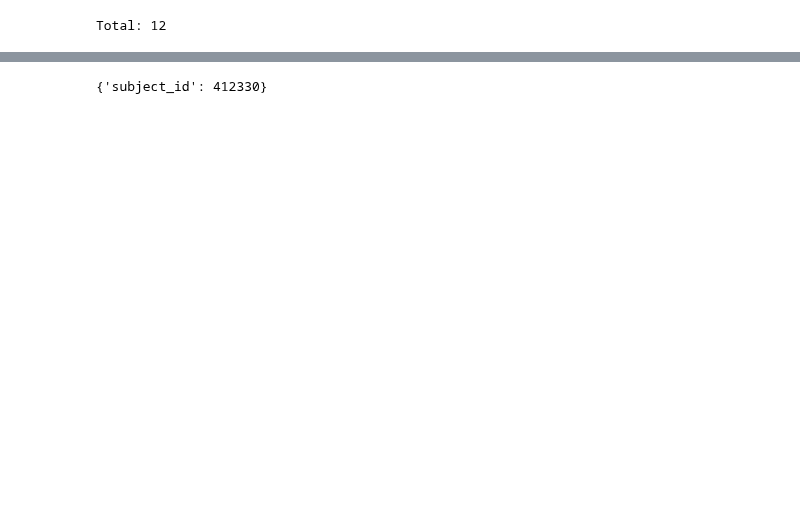
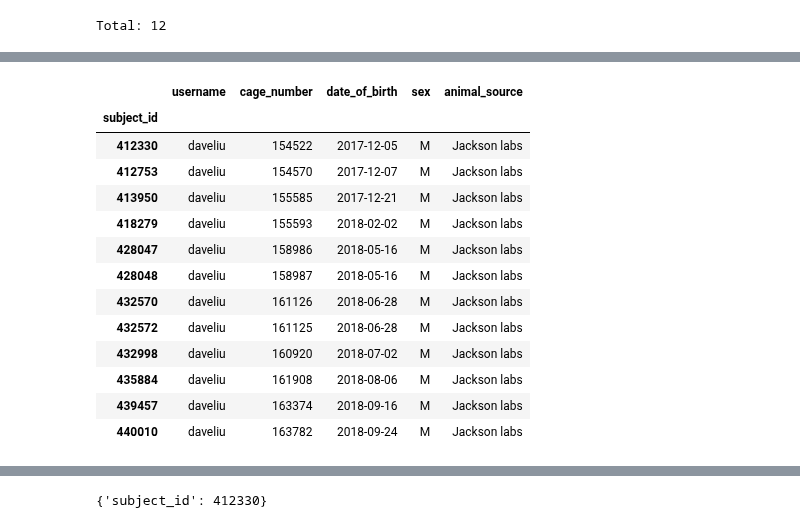
Before and after one commit to mesoscale-activity-map/map-ephys, a Jupyter notebook: notebook/workshop/1_data_browsing_demo.ipynb, the cells around one changed output, grey strips where cells are left out. Saved outputs shown, nothing was run; the diff lists cells and outputs as text; code cells hidden in the pictures; blank space fills up the shorter version.

```diff
--- a/notebook/workshop/1_data_browsing_demo.ipynb
+++ b/notebook/workshop/1_data_browsing_demo.ipynb
@@ -124,0 +381,19 @@ Total: 12
+# %%
+# fetch as pandas dataframe
+subjs_df = lab.Subject.fetch(format='frame')
+subjs_df
+# %% [output]
+|  | username | cage_number | date_of_birth | sex | animal_source |
+| subject_id |  |  |  |  |  |
+| 412330 | daveliu | 154522 | 2017-12-05 | M | Jackson labs |
+| 412753 | daveliu | 154570 | 2017-12-07 | M | Jackson labs |
+| 413950 | daveliu | 155585 | 2017-12-21 | M | Jackson labs |
+| 418279 | daveliu | 155593 | 2018-02-02 | M | Jackson labs |
+| 428047 | daveliu | 158986 | 2018-05-16 | M | Jackson labs |
+| 428048 | daveliu | 158987 | 2018-05-16 | M | Jackson labs |
+| 432570 | daveliu | 161126 | 2018-06-28 | M | Jackson labs |
+| 432572 | daveliu | 161125 | 2018-06-28 | M | Jackson labs |
+| 432998 | daveliu | 160920 | 2018-07-02 | M | Jackson labs |
+| 435884 | daveliu | 161908 | 2018-08-06 | M | Jackson labs |
+| 439457 | daveliu | 163374 | 2018-09-16 | M | Jackson labs |
+| 440010 | daveliu | 163782 | 2018-09-24 | M | Jackson labs |
```
Also changed, not shown: parts of 53 cells of this notebook.
